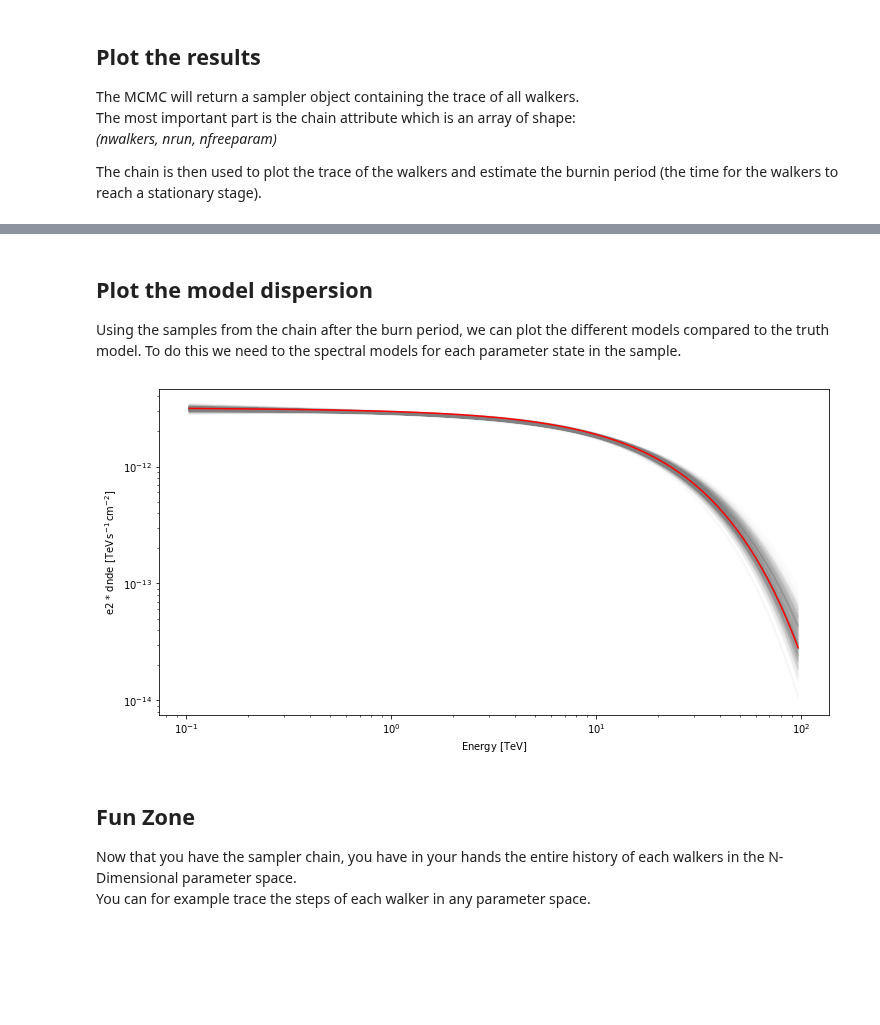
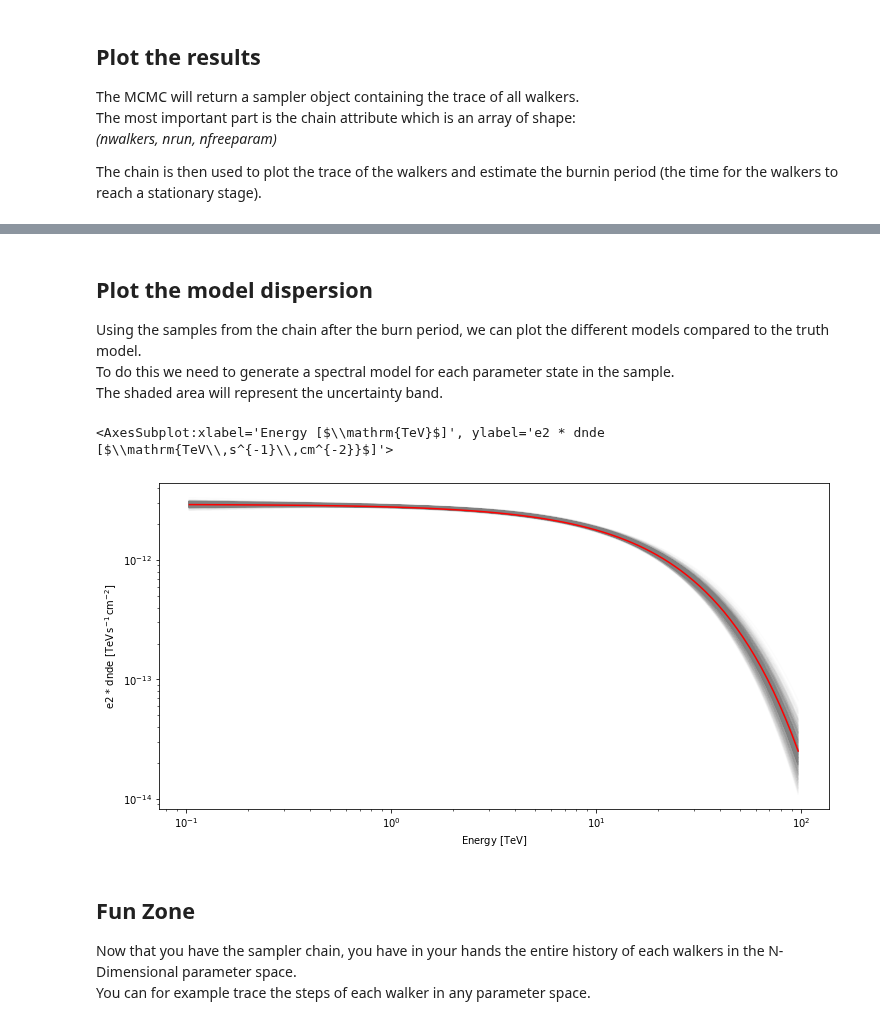
Before and after one commit to gammapy/gammapy-recipes, a Jupyter notebook: recipes/mcmc-sampling-emcee/mcmc_sampling.ipynb, the cells around one changed output, grey strips where cells are left out. Cells and saved outputs as stored; diff of their text form; code cells hidden in the pictures; blank space fills up the shorter version.

```diff
--- a/recipes/mcmc-sampling-emcee/mcmc_sampling.ipynb
+++ b/recipes/mcmc-sampling-emcee/mcmc_sampling.ipynb
@@ -110,12 +112,15 @@ spectral_model = ExpCutoffPowerLawSpectralModel(
     lambda_="0.05 TeV-1",
 )
 
+
 sky_model_simu = SkyModel(
     spatial_model=spatial_model, spectral_model=spectral_model, name="source"
 )
 
-bkg_model = FoVBackgroundModel(dataset_name="dataset-mcmc")
+bkg_model = FoVBackgroundModel(dataset_name=dataset.name)
 models = Models([sky_model_simu, bkg_model])
+models_true = models.copy() # comparison later between true and fitted values
+
 print(models)
 # %% [output]
 Models
@@ -256,17 +274,20 @@ nrun = 2000
 
 init_model()
 
-
-p0 = [par.factor for par in dataset.models.parameters.free_parameters]
-labels = [par.name for par in dataset.models.parameters.free_parameters]
+p0 = [free_par.factor for free_par in dataset.models.parameters.free_parameters]
+labels = [free_par.name for free_par in dataset.models.parameters.free_parameters]
 ndim = len(p0)
 
 randomize_walkers = np.random.normal(1,0.01,size = (nwalkers,len(p0)) )
 p0_walkers = np.tile(p0,[nwalkers,1])*randomize_walkers #init value for all walkers with slightly different values
 
+print(dataset.models.parameters.free_parameters['amplitude'])
+print(dataset.models.parameters.free_parameters['lambda_'])
+
+print('Initial values for walkers are : ', p0_walkers)
 
 sampler = emcee.EnsembleSampler(
-    nwalkers, ndim, lnprob, args=[dataset], #pool=pool
+    nwalkers, ndim, lnprob, args=[dataset],
 )
 
 log.info(f"Free parameters: {labels}")
@@ -283,15 +314,17 @@ INFO:__main__:Starting emcee sampling: nwalkers=8, nrun=2000
 # %%
-import zeus #conda install zeus-mcmc
+import zeus
 
 nwalkers = 8
 nrun = 1000
 
 init_model()
 
-p0 = [par.factor for par in dataset.models.parameters.free_parameters]
+p0 = [free_par.factor for free_par in dataset.models.parameters.free_parameters]
 
 randomize_walkers = np.random.normal(1,0.03,size = (nwalkers,len(p0)) )
 p0_walkers = np.tile(p0,[nwalkers,1])*randomize_walkers #init value for all walkers with slightly different values
+
+print('Initial values for walkers are : ', p0_walkers)
 
 
 sampler2 = zeus.EnsembleSampler(
@@ -352,38 +392,42 @@ plt.show()
 # %% [markdown]
 ## Plot the model dispersion
 
-Using the samples from the chain after the burn period, we can plot the different models compared to the truth model. To do this we need to the spectral models for each parameter state in the sample.
+Using the samples from the chain after the burn period, we can plot the different models compared to the truth model.
+To do this we need to generate a spectral model for each parameter state in the sample.
+The shaded area will represent the uncertainty band.
 # %%
 emin, emax = [0.1, 100] * u.TeV
 nburn = 100
+nmodel = 100 #number of samples to draw
 
 samples = samples2
 
 fig, ax = plt.subplots(1, 1, figsize=(12, 6))
 
-for nwalk in range(0, 6):
-    for n in range(nburn, nburn + 100):
+for nwalk in range(0, nwalkers):
+    for n in range(nburn, nburn + nmodel):
         pars = samples[n, nwalk,:]
 
         # set model parameters
-        for i, p in enumerate(dataset.models.parameters.free_parameters):
-            p.factor = pars[i]
+        for i, free_par in enumerate(dataset.models.parameters.free_parameters):
+            free_par.factor = pars[i]
         spectral_model = dataset.models["source"].spectral_model
 
         spectral_model.plot(
             energy_bounds=(emin, emax),
             ax=ax,
             energy_power=2,
             alpha=0.02,
             color="grey",
         )
 
 
 sky_model_simu.spectral_model.plot(
     energy_bounds=(emin, emax), energy_power=2, ax=ax, color="red"
-);
+)
 # %% [output]
+<AxesSubplot:xlabel='Energy [$\\mathrm{TeV}$]', ylabel='e2 * dnde [$\\mathrm{TeV\\,s^{-1}\\,cm^{-2}}$]'>
-[figure, old version]
+[figure, new version]
 # %% [markdown]
 ## Fun Zone
 
```
Also changed, not shown: parts of 11 cells of this notebook.
